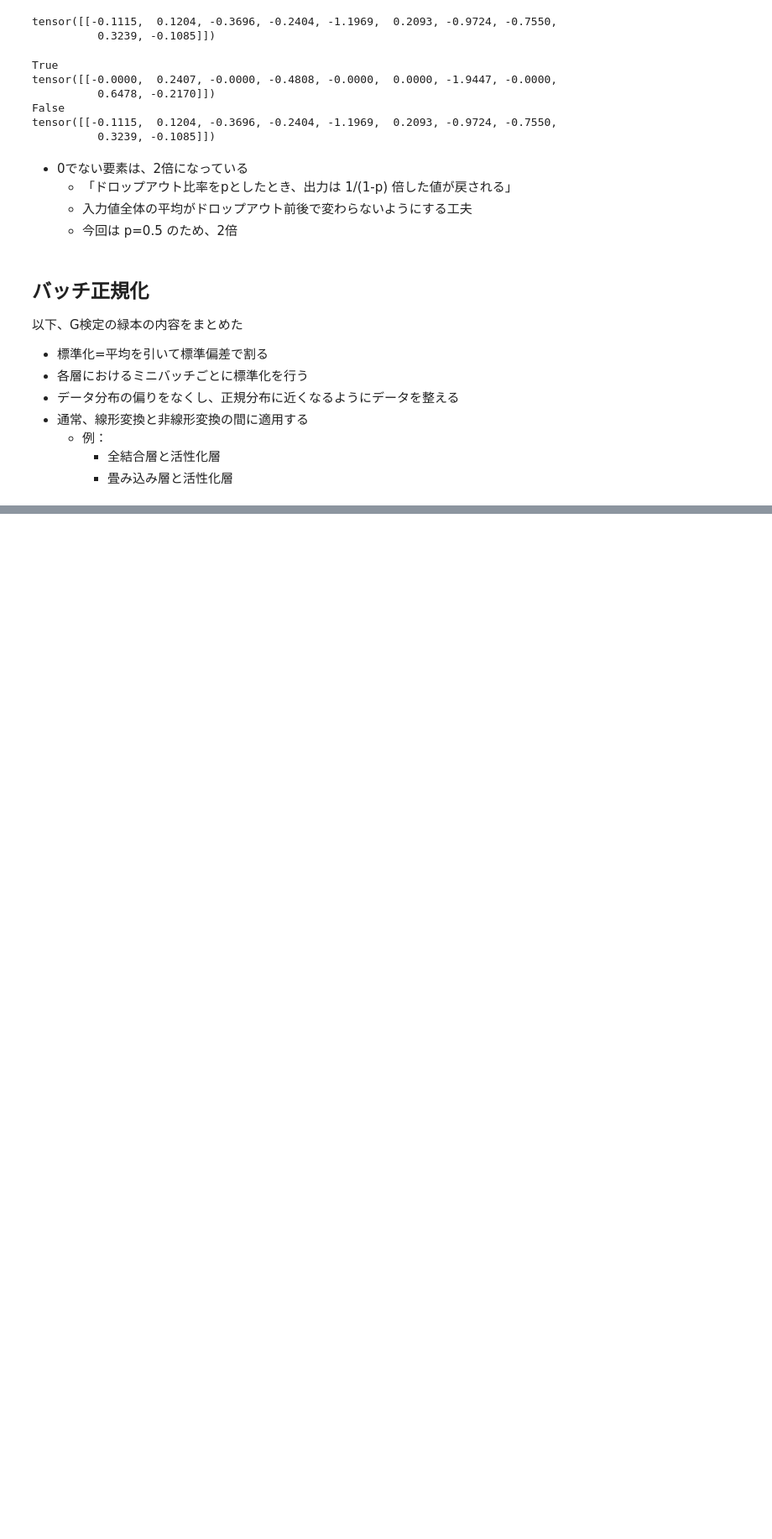
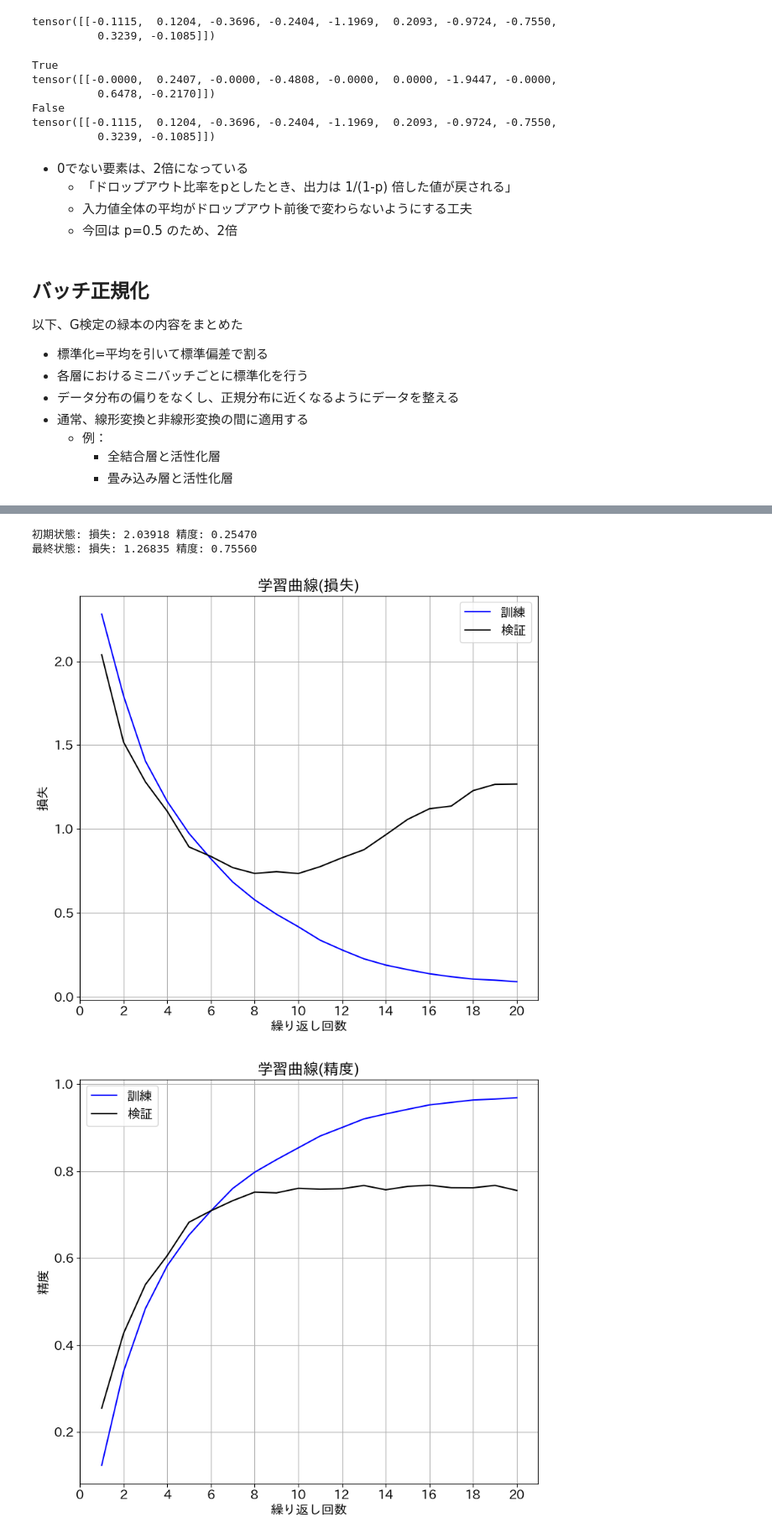
Before and after one commit to YasudaKaito/pytorch_book_akaishi, a Jupyter notebook: ch10_tuning.ipynb, the cells around one changed output, grey strips where cells are left out. Shown at 84% size. Drawn from its saved outputs; the diff is of its cells as text; code cells hidden in the pictures; blank space fills up the shorter version.

```diff
--- a/ch10_tuning.ipynb
+++ b/ch10_tuning.ipynb
@@ -251,0 +266,16 @@ KeyboardInterrupt:
+# %%
+# 乱数の固定化
+torch_seed()
+
+# モデルインスタンス生成
+lr = 0.01
+net = CNN_v2(n_output).to(device)
+criterion = nn.CrossEntropyLoss()
+# 最適化関数にmomentumを指定
+optimizer = optim.SGD(net.parameters(), lr=lr, momentum=0.9)
+history2 = np.zeros((0, 5))
+# %%
+# 学習
+
+num_epochs = 20
+history2 = fit(net, optimizer, criterion, num_epochs, train_loader, test_loader, device, history2)
@@ -251,0 +296,7 @@ KeyboardInterrupt:
+# %%
+evaluate_history(history2)
+# %% [output]
+初期状態: 損失: 2.03918 精度: 0.25470
+最終状態: 損失: 1.26835 精度: 0.75560
+[figure, added]
+[figure, added]
```
Also changed, not shown: parts of 55 cells of this notebook, 1 other file.
